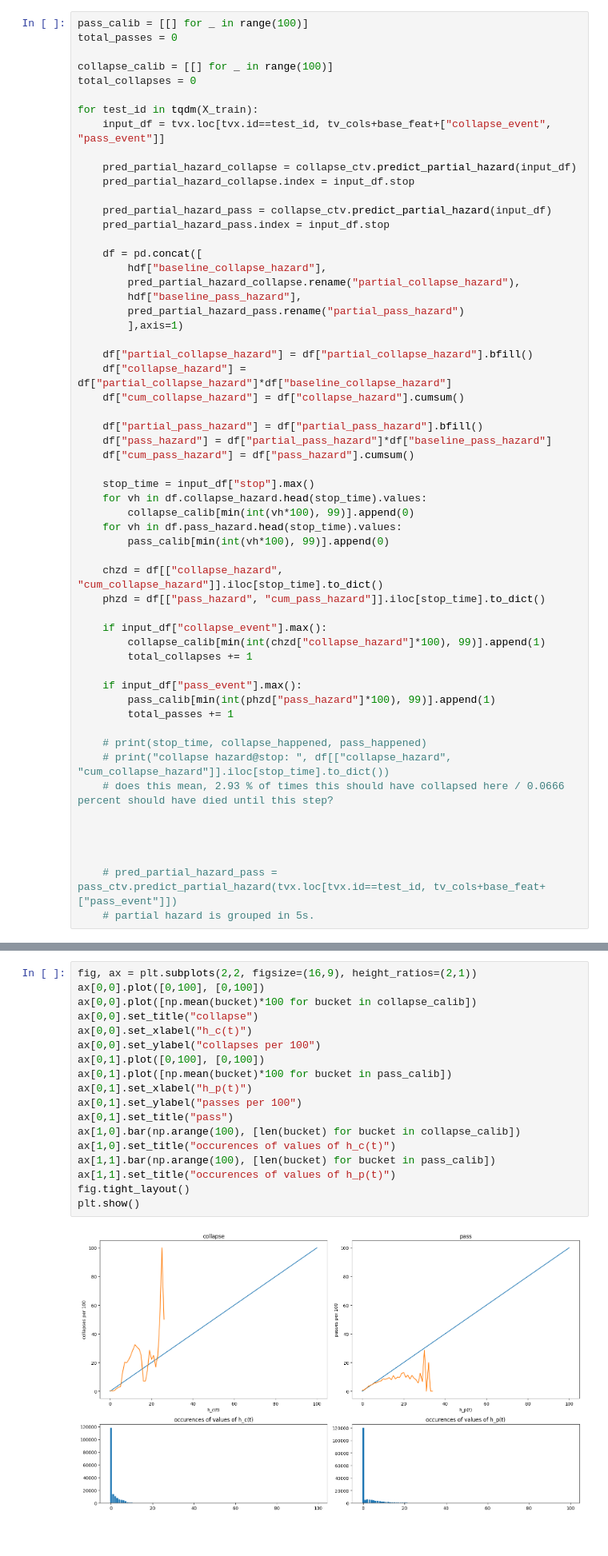
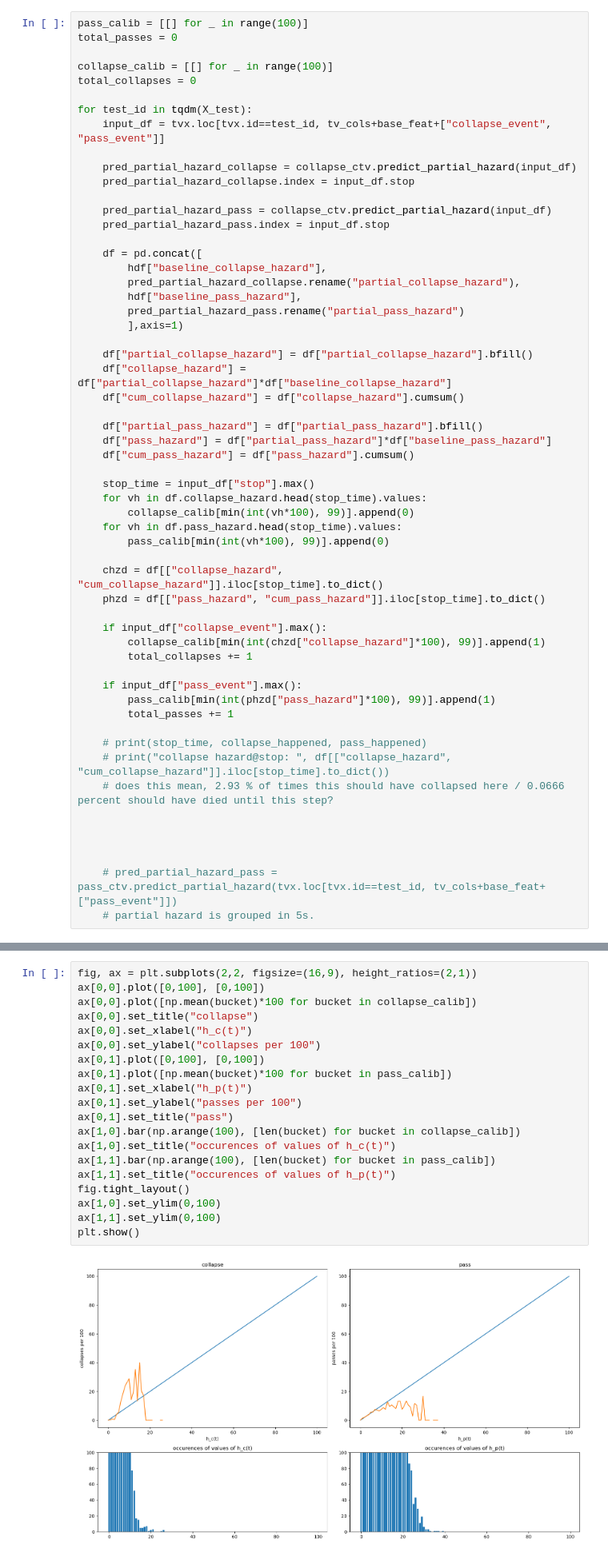
Before and after one commit to maschill/NFLPocketSurvival, a Jupyter notebook: cox_time_varying.ipynb, the cells around one changed output, grey strips where cells are left out. Shown at 80% size. Saved outputs shown, nothing was run; the diff lists cells and outputs as text.

Commit message:
compare cvt test performance

```diff
--- a/cox_time_varying.ipynb
+++ b/cox_time_varying.ipynb
@@ -494,7 +494,7 @@ total_passes = 0
 collapse_calib = [[] for _ in range(100)]
 total_collapses = 0
 
-for test_id in tqdm(X_train):
+for test_id in tqdm(X_test):
     input_df = tvx.loc[tvx.id==test_id, tv_cols+base_feat+["collapse_event", "pass_event"]]
 
     pred_partial_hazard_collapse = collapse_ctv.predict_partial_hazard(input_df)
@@ -558,23 +555,25 @@ input_df
 # %%
 fig, ax = plt.subplots(2,2, figsize=(16,9), height_ratios=(2,1))
 ax[0,0].plot([0,100], [0,100])
 ax[0,0].plot([np.mean(bucket)*100 for bucket in collapse_calib])
 ax[0,0].set_title("collapse")
 ax[0,0].set_xlabel("h_c(t)")
 ax[0,0].set_ylabel("collapses per 100")
 ax[0,1].plot([0,100], [0,100])
 ax[0,1].plot([np.mean(bucket)*100 for bucket in pass_calib])
 ax[0,1].set_xlabel("h_p(t)")
 ax[0,1].set_ylabel("passes per 100")
 ax[0,1].set_title("pass")
 ax[1,0].bar(np.arange(100), [len(bucket) for bucket in collapse_calib])
 ax[1,0].set_title("occurences of values of h_c(t)")
 ax[1,1].bar(np.arange(100), [len(bucket) for bucket in pass_calib])
 ax[1,1].set_title("occurences of values of h_p(t)")
 fig.tight_layout()
+ax[1,0].set_ylim(0,100)
+ax[1,1].set_ylim(0,100)
 plt.show()
 # %% [output]
-[figure, old version]
+[figure, new version]
 # %%
 df[["collapse_hazard", "baseline_collapse_hazard"]].cumsum().head(25).plot()
 # %% [output]
```
Also changed, not shown: parts of 17 cells of this notebook, 2 other files.
